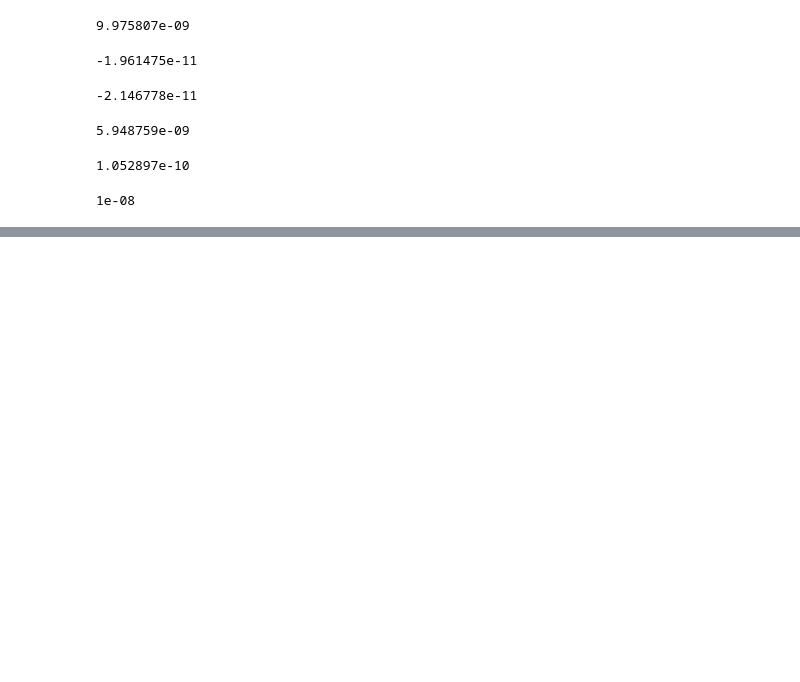
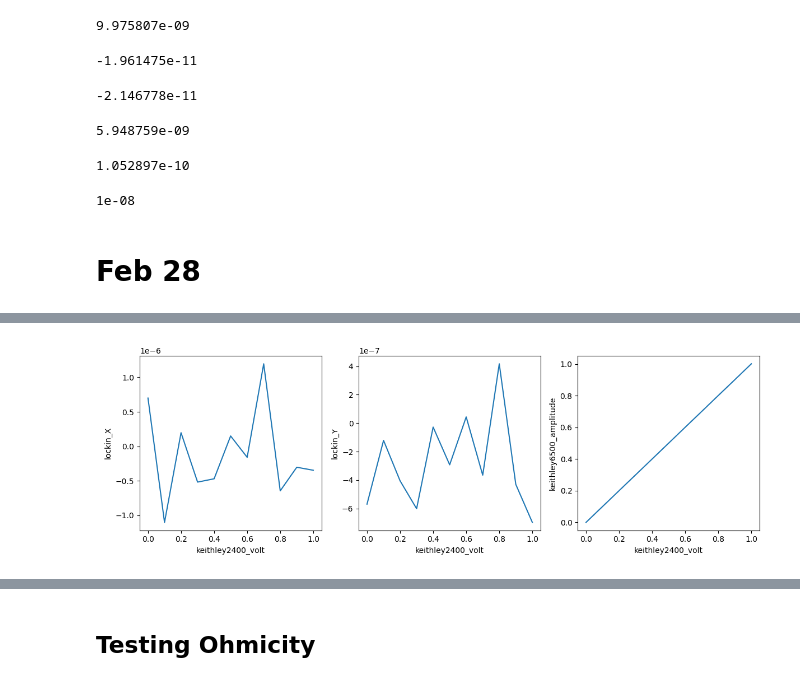
Before and after one commit to barreralab/capacitance_exps, a Jupyter notebook: notebooks/acquisition/stak51_4term/test.ipynb, the cells around one changed output, grey strips where cells are left out. Drawn from its saved outputs; the diff is of its cells as text; code cells hidden in the pictures; blank space fills up the shorter version.

```diff
--- a/notebooks/acquisition/stak51_4term/test.ipynb
+++ b/notebooks/acquisition/stak51_4term/test.ipynb
@@ -348,3 +348,31 @@ k24c()
 1/100e6
 # %% [output]
 1e-08
+# %% [markdown]
+# Feb 28
+# %%
+# measurement config for analysis
+indep_params = [keith2400.volt]
+dep_params = [li.X, li.Y, keith6500.amplitude]
+
+mc = {}
+for param in indep_params + dep_params:
+    mc[param.full_name] = param.label
+
+s = sweep.Station(basedir=data4path, measurement_config=mc)
+for param in indep_params + dep_params:
+    s.fp(param)
+
+s.add_comment("dummy sweep of bg voltage")
+# %%
+for dep in dep_params:
+    s.plot(keith2400.volt, dep)
+
+START = 0
+STOP = 1
+SAMPLES = 11
+INT_TIME = 0.5
+# %%
+setpoints = np.linspace(START, STOP, SAMPLES)
+res = s.sweep(keith2400.volt, setpoints, delay=INT_TIME)
+# %% [output]
@@ -350,0 +381 @@ k24c()
+[figure, added]
@@ -350,0 +386,2 @@ k24c()
+# %% [markdown]
+## Testing Ohmicity
```
Also changed, not shown: parts of 46 cells of this notebook, 5 other files.
